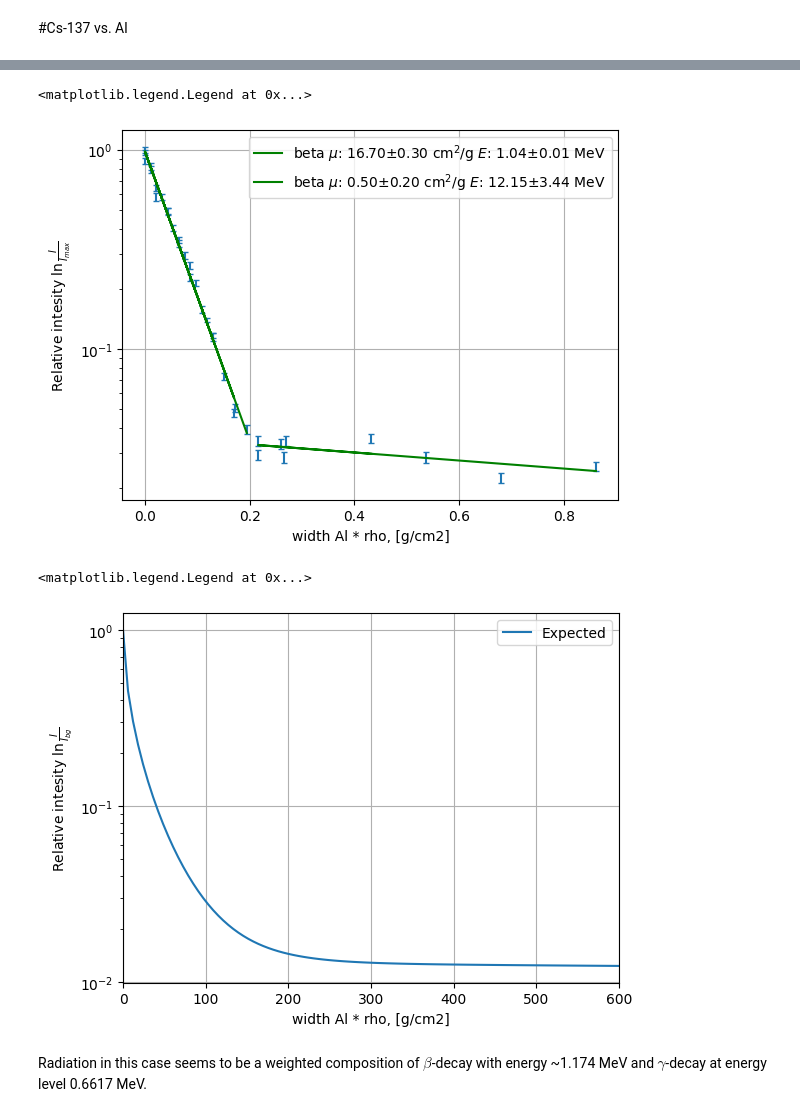
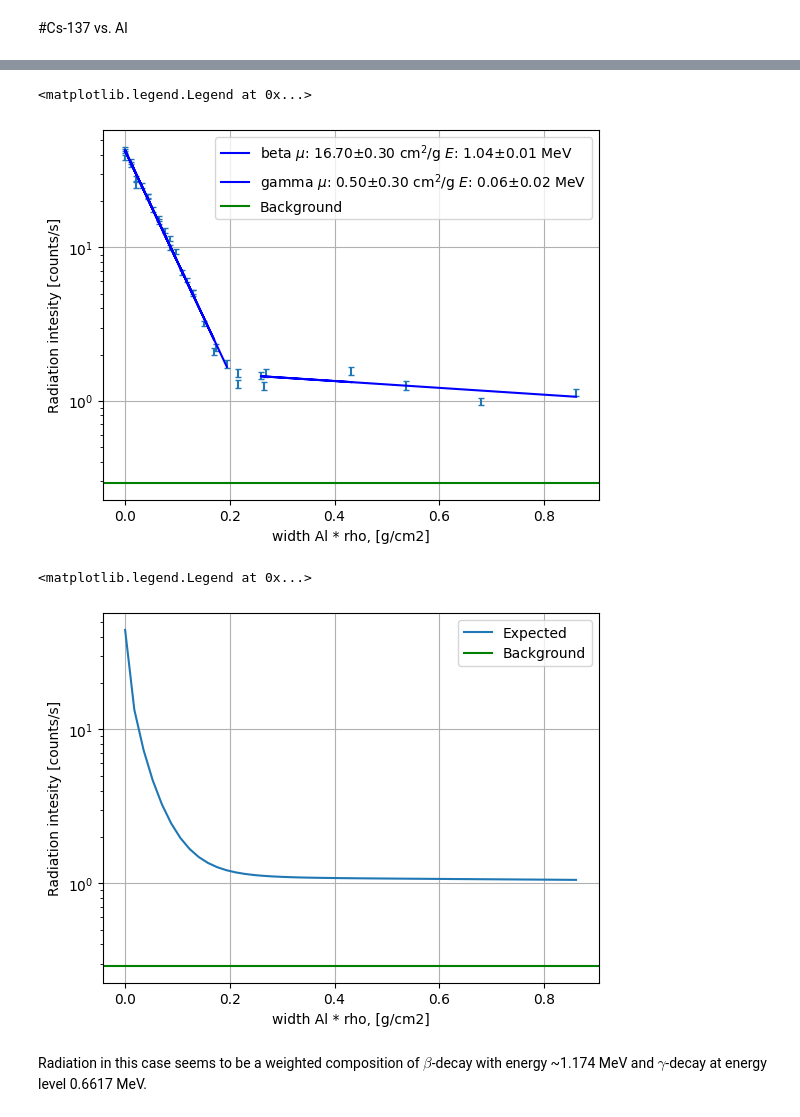
Before and after one commit to evgeny-kolonsky/Lab4, a Jupyter notebook: NU/Attenuation_model.ipynb, the cells around one changed output, grey strips where cells are left out. Drawn from its saved outputs; the diff is of its cells as text; code cells hidden in the pictures.

```diff
--- a/NU/Attenuation_model.ipynb
+++ b/NU/Attenuation_model.ipynb
@@ -17,6 +17,8 @@ from scipy.stats import chisquare, poisson, linregress
 - $\gamma$ rays: [X-Rays Mass Attenuation Coefficients](https://physics.nist.gov/PhysRefData/XrayMassCoef/tab3.html) NIST
 - $\beta$ rays: [Mass absorption coefficients and range of beta particles in Be, AI, Cu, Ag and Pb.](https://www.ias.ac.in/article/fulltext/pram/018/02/0121-0126)  Nathu Ram et al, 1982
 # %%
+I_background = 0.29 # counts / s
+
 GAMMA = {
     'Al':  '''
 #     Energy       μ/ρ        μen/ρ
@@ -687,6 +692,10 @@ plt.legend()
 # %%
 material = 'Al'
 rho = 2.7 # g/cm3
+
+
+############################################################
+# measurements
 
 d, counts, time = np.array([]), np.array([]), np.array([])
 
@@ -701,7 +710,7 @@ for num in [5, 'x']:
 d = d * 1e-1 # mm -> cm
 delta = 1/np.sqrt(counts) # relative error
 I = counts / time
-I_rel = I / np.max(I) # relative
+I_rel = I  # relative
 I_err = delta * I_rel
 
 d_rho = d * RHO['Al']
@@ -717,68 +726,72 @@ energy_err = np.abs(energy_interval[0] - energy_interval[1])/2
 mu_txt = f'$\mu$: {mu_rho:.2f}±{mu_rho_err:.2f} cm$^2$/g'
 en_txt = f'$E$: {energy:.2f}±{energy_err:.2f} MeV'
 plt.plot(d_rho[condition], np.exp(fit.intercept + fit.slope * d_rho[condition]),
-          color='green',
+          color='blue',
           label=fr'beta {mu_txt} {en_txt}')
 
-WIDTH = 0.2 # g/cm2
+WIDTH = 0.22 # g/cm2
 condition = d_rho >= WIDTH # exponential decay part
 mu_rho, mu_rho_err, fit = get_murho(condition, d_rho, I_rel)
-energy_interval = energy_interpolate([mu_rho-mu_rho_err, mu_rho+mu_rho_err], 'Al', 'beta')
+energy_interval = energy_interpolate([mu_rho-mu_rho_err, mu_rho+mu_rho_err], 'Al', 'gamma')
 energy = np.mean(energy_interval)
 energy_err = np.abs(energy_interval[0] - energy_interval[1])/2
 mu_txt = f'$\mu$: {mu_rho:.2f}±{mu_rho_err:.2f} cm$^2$/g'
 en_txt = f'$E$: {energy:.2f}±{energy_err:.2f} MeV'
 plt.plot(d_rho[condition], np.exp(fit.intercept + fit.slope * d_rho[condition]),
-          color='green',
-          label=fr'beta {mu_txt} {en_txt}')
+          color='blue',
+          label=fr'gamma {mu_txt} {en_txt}')
+
+plt.axhline(I_background, color='green', label='Background')
+
+
 
 
 plt.yscale('log')
 plt.xlabel('width Al * rho, [g/cm2]')
-plt.ylabel(r'Relative intesity $\ln \frac{I}{I_{max}}$')
+plt.ylabel(r'Radiation intesity [counts/s]')
 plt.grid()
-plt.legend()
+plt.legend(loc='upper right')
 # %% [output]
 <matplotlib.legend.Legend at 0x...>
-[figure, old version]
+[figure, new version]
 # %%
-
-
 I0_beta  = zero_spectrum()
-I0_beta += beta_spectrum(0.512)
+#I0_beta += beta_spectrum(0.512)
 I0_beta += beta_spectrum(1.174)
 I0_gamma = zero_spectrum()
 I0_gamma += gamma_spectrum(0.6617)
 
 mu_spectrum_beta = mu_interpolate(Espace, material=material, rays='beta')
 mu_spectrum_gamma = mu_interpolate(Espace, material=material, rays='gamma')
 
 total_beta = np.array([])
 total_gamma = np.array([])
-drs = np.linspace(0, 0.6, 100)
+drs = np.linspace(0, np.max(d_rho))
 for depth in drs:
   s = np.sum(I0_gamma * np.exp(- mu_spectrum_gamma * depth) )
   total_gamma = np.append(total_gamma, s )
   s = np.sum(I0_beta * np.exp(- mu_spectrum_beta * depth) )
   total_beta = np.append(total_beta, s )
 
 weight_beta = 1 #  beta weight
 weight_gamma = 10 # gamma weight
 total_intensity = total_beta * weight_beta + total_gamma * weight_gamma
-total_intensity /= total_intensity[0]
+total_intensity /= ( np.max(total_intensity) / np.max(I_rel))
+total_intensity += I_background
 #plt.plot(depths, total_beta , label='Expected beta')
 #plt.plot(depths, total_gamma, label='Expected gamma')
-plt.plot(drs *1e3, total_intensity, label='Expected')
+plt.plot(drs, total_intensity, label='Expected')
+
+plt.axhline(I_background, color='green', label='Background')
 
 plt.yscale('log')
 plt.xlabel('width Al * rho, [g/cm2]')
-plt.ylabel(r'Relative intesity $\ln \frac{I}{I_{bg}}$')
+plt.ylabel(r'Radiation intesity [counts/s]')
 plt.grid()
-plt.xlim(0, 600)
 plt.legend()
 # %% [output]
 <matplotlib.legend.Legend at 0x...>
-[figure, old version]
+[figure, new version]
 # %% [markdown]
 Radiation in this case seems to be a weighted composition of $\beta$-decay with energy ~1.174 MeV and $\gamma$-decay at energy level 0.6617 MeV.
 # %% [markdown]
```
Also changed, not shown: parts of 5 cells of this notebook.
